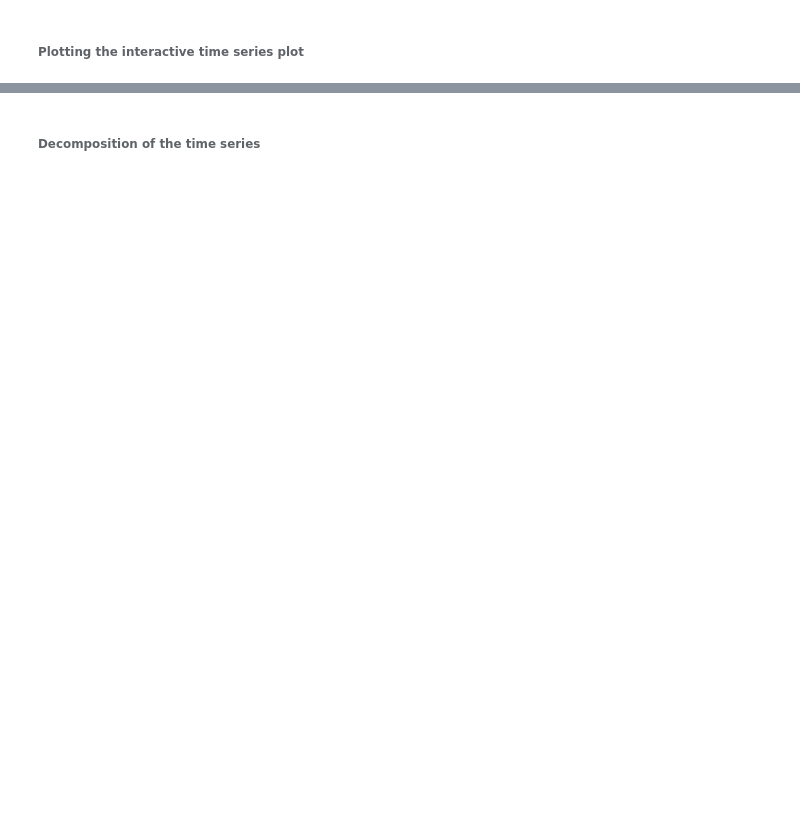
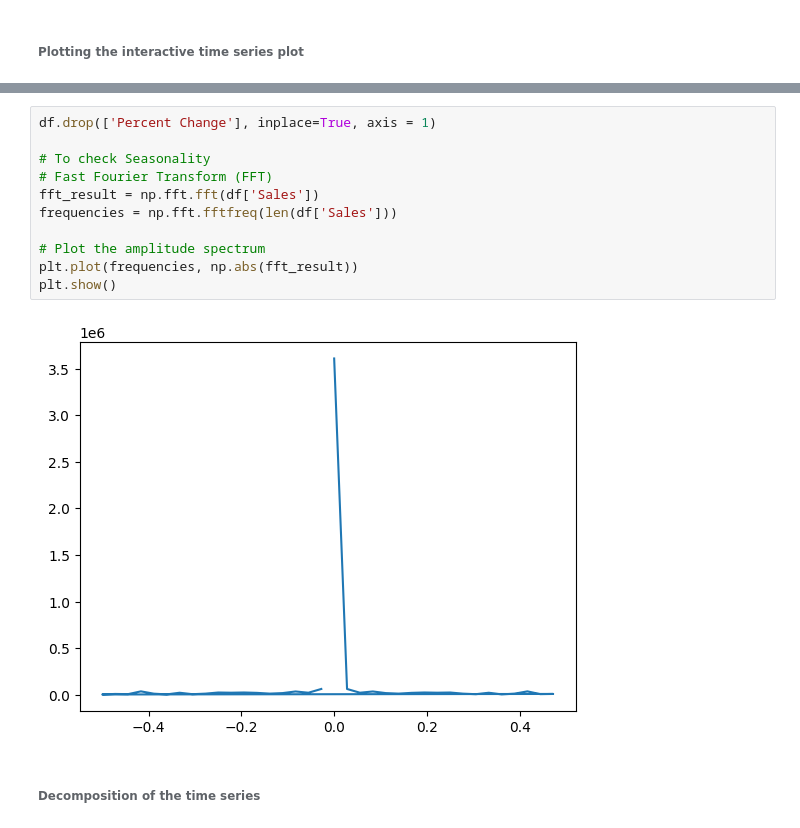
Before and after one commit to deepak-km-yadav/col_pam, a Jupyter notebook: Forecast_Assignment.ipynb, the cells around one changed output, grey strips where cells are left out. Saved outputs shown, nothing was run; the diff lists cells and outputs as text; blank space fills up the shorter version.

```diff
--- a/Forecast_Assignment.ipynb
+++ b/Forecast_Assignment.ipynb
@@ -196,3 +227,16 @@ fig.show()
+# %%
+df.drop(['Percent Change'], inplace=True, axis = 1)
+
+# To check Seasonality
+# Fast Fourier Transform (FFT)
+fft_result = np.fft.fft(df['Sales'])
+frequencies = np.fft.fftfreq(len(df['Sales']))
+
+# Plot the amplitude spectrum
+plt.plot(frequencies, np.abs(fft_result))
+plt.show()
+# %% [output]
+[figure, added]
 # %% [markdown]
 ###### Decomposition of the time series
 # %%
```
Also changed, not shown: parts of 32 cells of this notebook.
